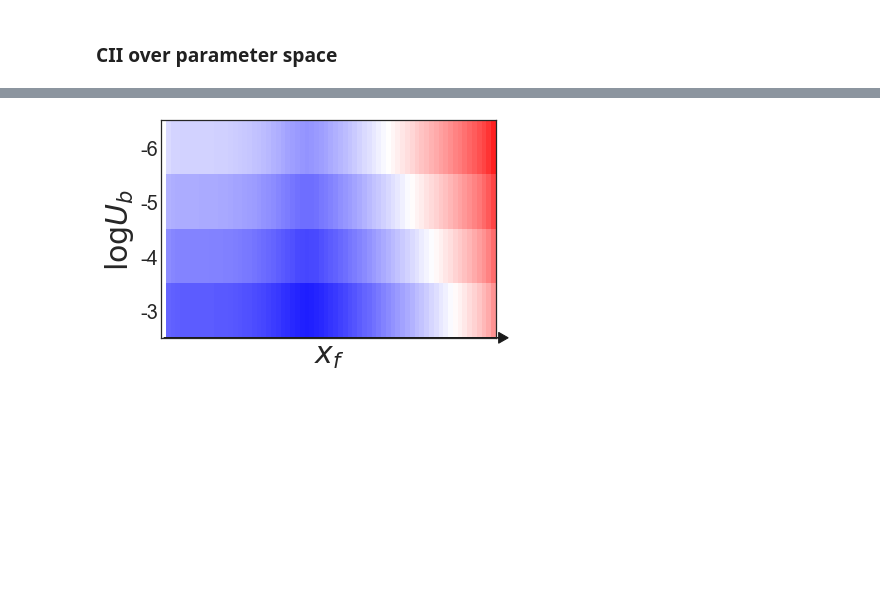
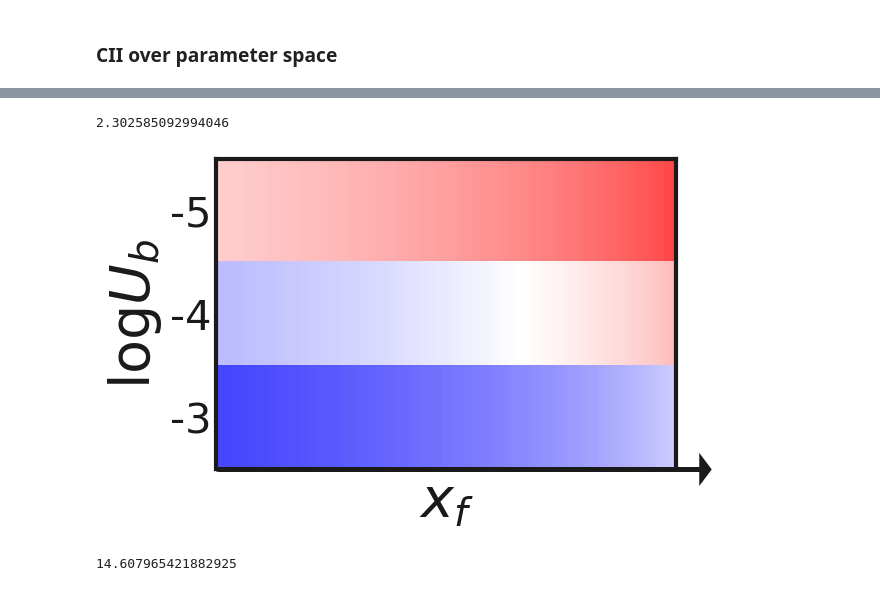
Before and after one commit to nkrishnan94/Range-Expansion-Eco-Evo-Regime, a Jupyter notebook: Range expansion shifts clonal interference patterns in evolving populations.ipynb, the cells around one changed output, grey strips where cells are left out. Drawn from its saved outputs; the diff is of its cells as text; code cells hidden in the pictures; blank space fills up the shorter version.

```diff
--- a/Range expansion shifts clonal interference patterns in evolving populations.ipynb
+++ b/Range expansion shifts clonal interference patterns in evolving populations.ipynb
@@ -738,0 +1797,6 @@ plt.savefig('CI.pdf')
+# %%
+stand = odeint(standing_wave,[1,-.000000000138],np.linspace(0,R-1,R),args=(D,rw))
+p_surf = surf_prob_solve(stand[:,0],rw,rw*a,D, .0001)
+
+plt.plot(stand[:,0])
+plt.plot(p_surf[:,0])
@@ -738,0 +1806,10 @@ plt.savefig('CI.pdf')
+# %%
+fix_count = p_surf[:,0][:L_f]*stand[:,0][:L_f]*K*mu
+f_e = np.where(fix_count==max(fix_count))[0][0]
+calc_est_times =1/max(fix_count)
+# %%
+rm=rw*a
+calc_fix_times = []
+for i in range(L_f):
+    ft = ((2*L_f-i-f_e))/ ((2*((D*rm)**.5) - 2*((D*rw)**.5)))
+    calc_fix_times.append(ft)
@@ -769,3 +1879,3 @@ for K in range(len(Ks)):
                 CIs.append(CII)
 # %%
-CIs = np.array(CIs).reshape(4,4,4,4)
+CIs = np.array(CIs).reshape(3,3,3,3)
@@ -871,26 +1981,32 @@ for i in[0,1,2,3]:
+# %%
+np.log(10)
+# %% [output]
+2.302585092994046
 # %%
 fig, ax = plt.subplots(figsize=(6,4))
 
 
-m = ax.imshow(CIs[-1,-1,-1,:].tolist(),vmin=-15,vmax=15,cmap='bwr_r',aspect='auto')
+m = ax.imshow(CIs[1,1,1,:].tolist(),vmin=-2.5,vmax=2.5,cmap='bwr_r',aspect='auto')
 ax.set_xticks([])
 
 
 
 
-ax.set_yticks([0,1,2,3])
-ax.set_yticklabels([-6,-5,-4,-3],fontsize=20)
-ax.set_ylabel(r'$\logU_b$',fontsize=30)
-ax.set_xlabel(r'$x_{f}$',fontsize=30)
-ax.arrow(0,3.5,70,0,head_width=.2,head_length=2,clip_on=False,color = 'k')
+ax.set_yticks([0,1,2,])
+ax.set_yticklabels([-5,-4,-3],fontsize=30)
+ax.set_ylabel(r'$\logU_b$',fontsize=40)
+ax.set_xlabel(r'$x_{f}$',fontsize=40)
+ax.arrow(0,2.5,124,0,head_width=.2,head_length=2,clip_on=False,color = 'k',lw=3)
 
 ax.tick_params(axis=u'both', which=u'both',length=0)
 
-
+ax.spines['left'].set_linewidth(3)
+ax.spines['top'].set_linewidth(3)
+ax.spines['right'].set_linewidth(3)
 plt.subplots_adjust(wspace=.05)
 plt.subplots_adjust(hspace=.1)
-#plt.tight_layout()
+plt.tight_layout()
 
-#plt.savefig('CII_inset.pdf')
+plt.savefig('CII_inset.pdf')
 # %% [output]
-[figure, old version]
+[figure, new version]
@@ -896,0 +2049,5 @@ plt.subplots_adjust(hspace=.1)
+# %%
+N = K*sum(stand[:,0][:L_f])
+(N*mu)/np.log(N*s)
+# %% [output]
+14.607965421882925
```
Also changed, not shown: parts of 131 cells of this notebook.
